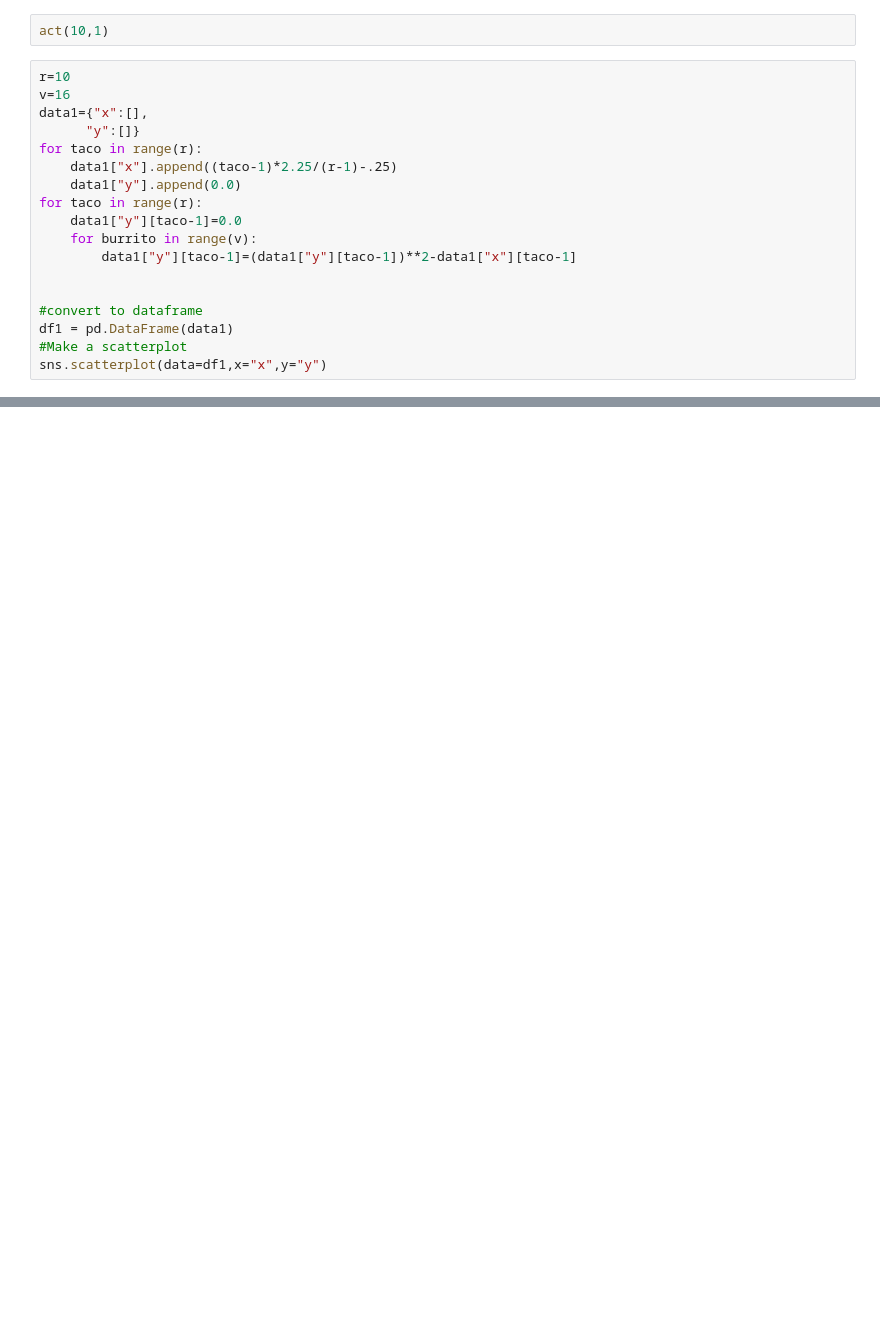
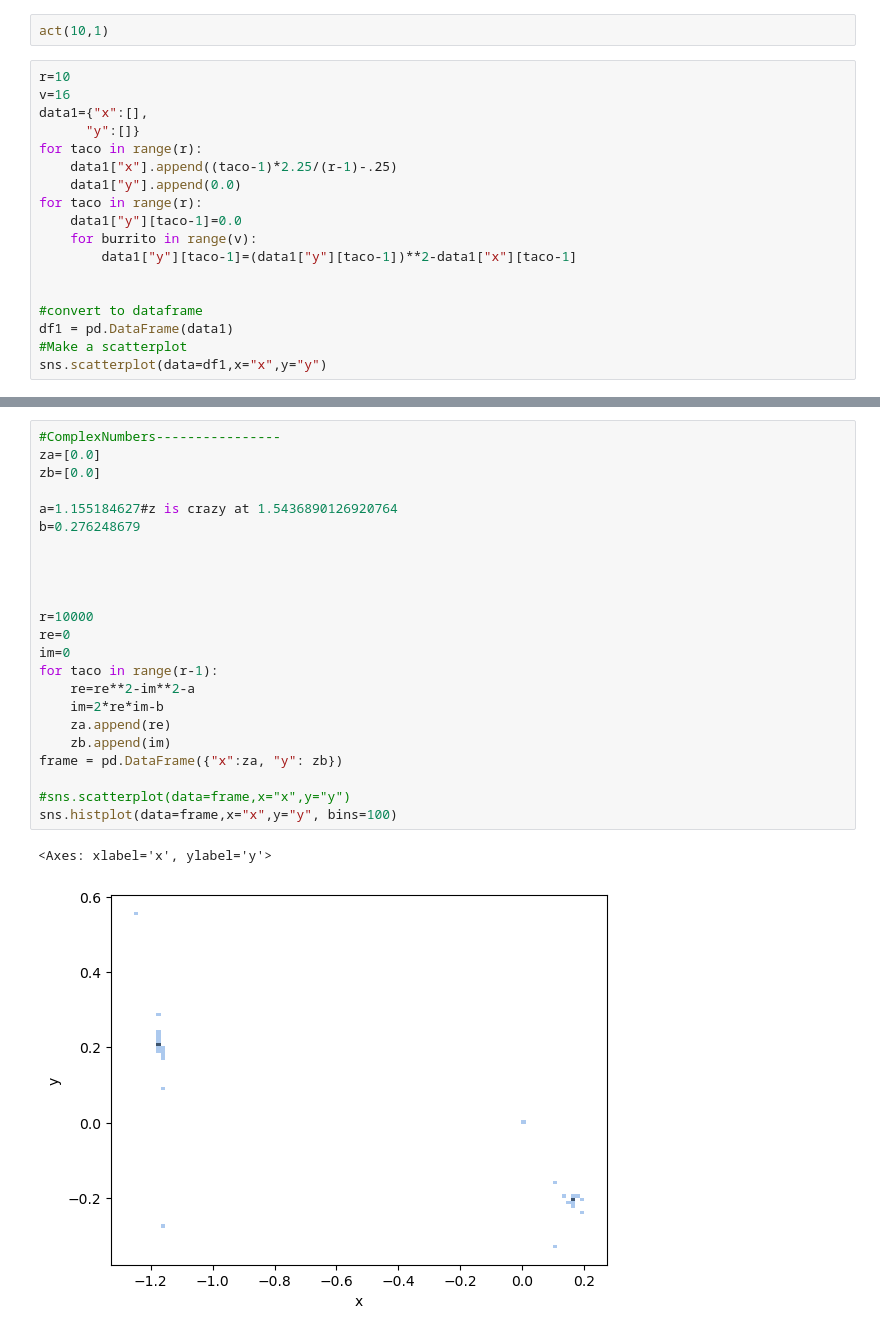
Before and after one commit to Threelivestoken/DataScience2, a Jupyter notebook: Predict/New folder/Neural Network.ipynb, the cells around one changed output, grey strips where cells are left out. Cells and saved outputs as stored; diff of their text form; blank space fills up the shorter version.

```diff
--- a/Predict/New folder/Neural Network.ipynb
+++ b/Predict/New folder/Neural Network.ipynb
@@ -102,0 +98,26 @@ sns.scatterplot(data=frame,x="x",y="y")
+# %%
+#ComplexNumbers----------------
+za=[0.0]
+zb=[0.0]
+
+a=1.155184627#z is crazy at 1.5436890126920764
+b=0.276248679
+
+
+
+
+r=10000
+re=0
+im=0
+for taco in range(r-1):
+    re=re**2-im**2-a
+    im=2*re*im-b
+    za.append(re)
+    zb.append(im)
+frame = pd.DataFrame({"x":za, "y": zb})
+
+#sns.scatterplot(data=frame,x="x",y="y")
+sns.histplot(data=frame,x="x",y="y", bins=100)
+# %% [output]
+<Axes: xlabel='x', ylabel='y'>
+[figure, added]
```
Also changed, not shown: parts of 6 cells of this notebook.
